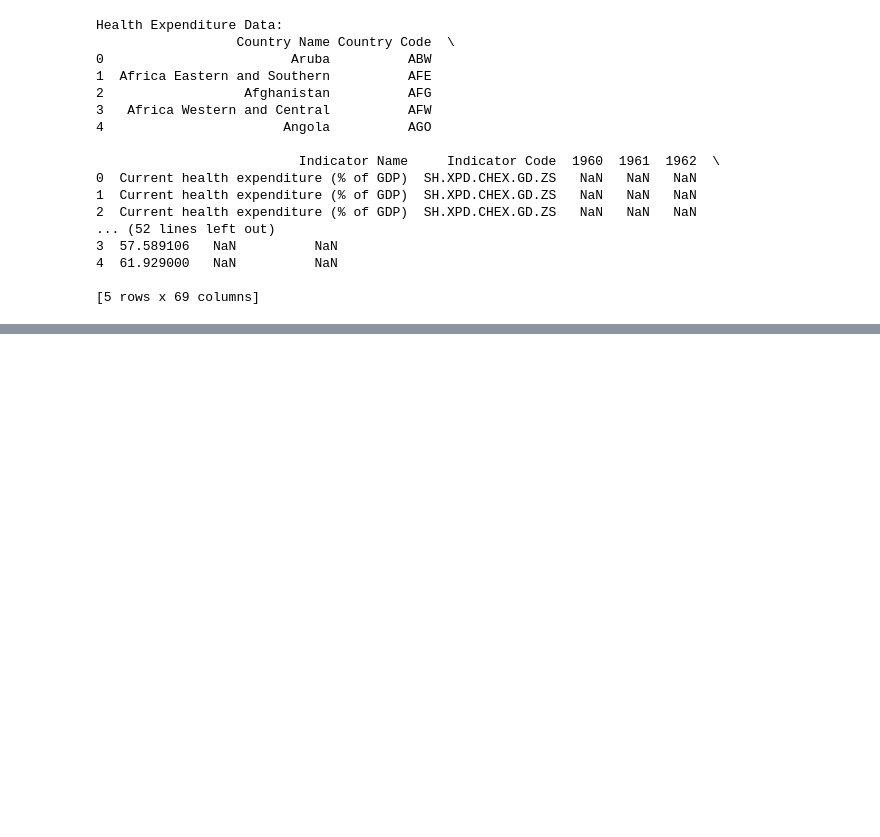
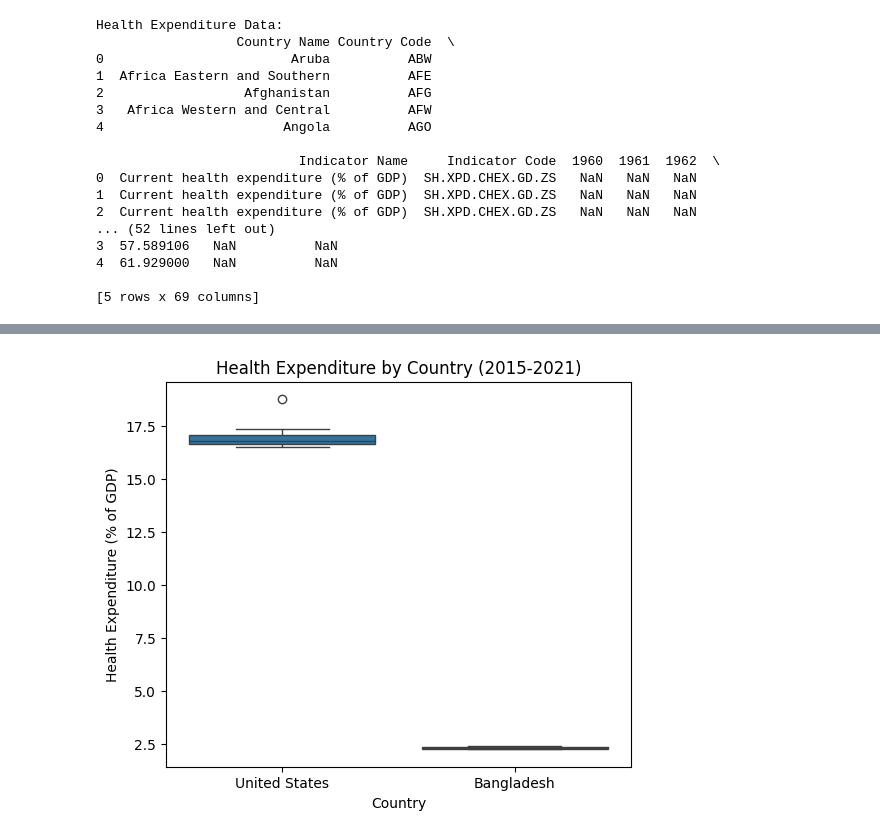
Before and after one commit to valeCab/BasicStatistics, a Jupyter notebook: FinalProjectipynb.ipynb, the cells around one changed output, grey strips where cells are left out. Cells and saved outputs as stored; diff of their text form; code cells hidden in the pictures; blank space fills up the shorter version.

```diff
--- a/FinalProjectipynb.ipynb
+++ b/FinalProjectipynb.ipynb
@@ -108,0 +181,12 @@ Kurtosis of Life Expectancy: -2.0
+# %%
+# Multiple Box Plots
+import seaborn as sns, matplotlib.pyplot as plt
+plt.figure(figsize=(6,5))
+sns.boxplot(x='Country', y='Health Expenditure (% of GDP)', data=df_combined)
+plt.xlabel('Country')
+plt.ylabel('Health Expenditure (% of GDP)')
+plt.title('Health Expenditure by Country (2015-2021)')
+plt.show()
+# there is little to no variation, the data points are very close
+# %% [output]
+[figure, added]
```
Also changed, not shown: parts of 24 cells of this notebook.
